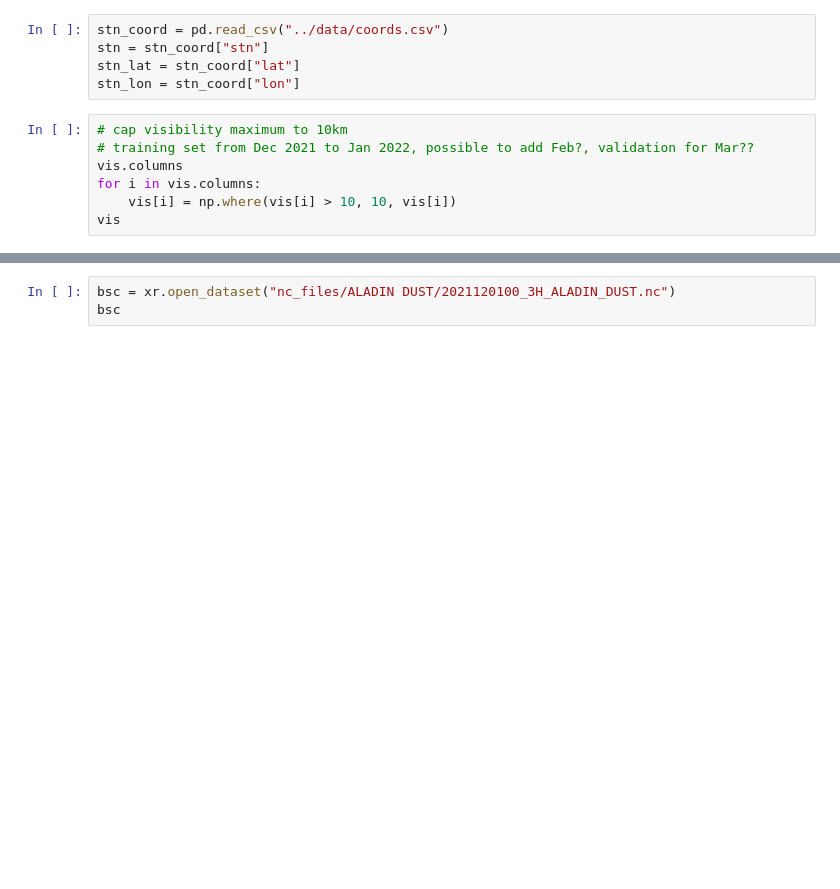
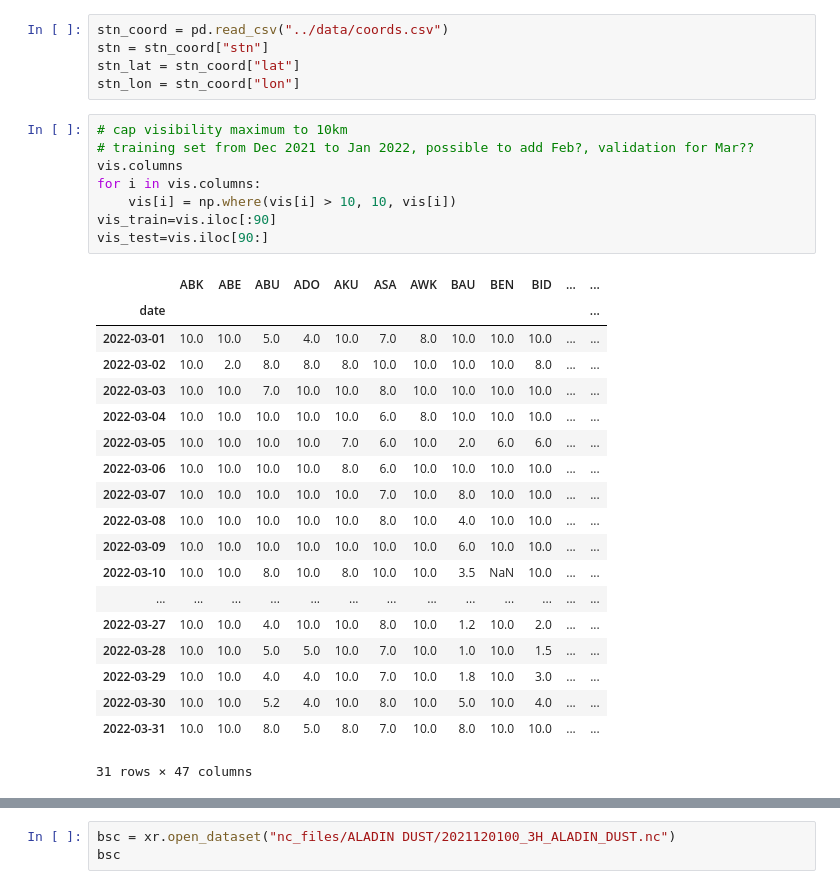
Before and after one commit to ahmadbello/visibility, a Jupyter notebook: notebooks/ALADIN.ipynb, the cells around one changed output, grey strips where cells are left out. Cells and saved outputs as stored; diff of their text form; blank space fills up the shorter version.

```diff
--- a/notebooks/ALADIN.ipynb
+++ b/notebooks/ALADIN.ipynb
@@ -22,8 +35,29 @@ stn_lon = stn_coord["lon"]
 # %%
 # cap visibility maximum to 10km
 # training set from Dec 2021 to Jan 2022, possible to add Feb?, validation for Mar??
 vis.columns
 for i in vis.columns:
     vis[i] = np.where(vis[i] > 10, 10, vis[i])
-vis
+vis_train=vis.iloc[:90]
+vis_test=vis.iloc[90:]
+# %% [output]
+|  | ABK | ABE | ABU | ADO | AKU | ASA | AWK | BAU | BEN | BID | ... | ... |
+| date |  |  |  |  |  |  |  |  |  |  |  | ... |
+| 2022-03-01 | 10.0 | 10.0 | 5.0 | 4.0 | 10.0 | 7.0 | 8.0 | 10.0 | 10.0 | 10.0 | ... | ... |
+| 2022-03-02 | 10.0 | 2.0 | 8.0 | 8.0 | 8.0 | 10.0 | 10.0 | 10.0 | 10.0 | 8.0 | ... | ... |
+| 2022-03-03 | 10.0 | 10.0 | 7.0 | 10.0 | 10.0 | 8.0 | 10.0 | 10.0 | 10.0 | 10.0 | ... | ... |
+| 2022-03-04 | 10.0 | 10.0 | 10.0 | 10.0 | 10.0 | 6.0 | 8.0 | 10.0 | 10.0 | 10.0 | ... | ... |
+| 2022-03-05 | 10.0 | 10.0 | 10.0 | 10.0 | 7.0 | 6.0 | 10.0 | 2.0 | 6.0 | 6.0 | ... | ... |
+| 2022-03-06 | 10.0 | 10.0 | 10.0 | 10.0 | 8.0 | 6.0 | 10.0 | 10.0 | 10.0 | 10.0 | ... | ... |
+| 2022-03-07 | 10.0 | 10.0 | 10.0 | 10.0 | 10.0 | 7.0 | 10.0 | 8.0 | 10.0 | 10.0 | ... | ... |
+| 2022-03-08 | 10.0 | 10.0 | 10.0 | 10.0 | 10.0 | 8.0 | 10.0 | 4.0 | 10.0 | 10.0 | ... | ... |
+| 2022-03-09 | 10.0 | 10.0 | 10.0 | 10.0 | 10.0 | 10.0 | 10.0 | 6.0 | 10.0 | 10.0 | ... | ... |
+| 2022-03-10 | 10.0 | 10.0 | 8.0 | 10.0 | 8.0 | 10.0 | 10.0 | 3.5 | NaN | 10.0 | ... | ... |
+| ... | ... | ... | ... | ... | ... | ... | ... | ... | ... | ... | ... | ... |
+| 2022-03-27 | 10.0 | 10.0 | 4.0 | 10.0 | 10.0 | 8.0 | 10.0 | 1.2 | 10.0 | 2.0 | ... | ... |
+| 2022-03-28 | 10.0 | 10.0 | 5.0 | 5.0 | 10.0 | 7.0 | 10.0 | 1.0 | 10.0 | 1.5 | ... | ... |
+| 2022-03-29 | 10.0 | 10.0 | 4.0 | 4.0 | 10.0 | 7.0 | 10.0 | 1.8 | 10.0 | 3.0 | ... | ... |
+| 2022-03-30 | 10.0 | 10.0 | 5.2 | 4.0 | 10.0 | 8.0 | 10.0 | 5.0 | 10.0 | 4.0 | ... | ... |
+| 2022-03-31 | 10.0 | 10.0 | 8.0 | 5.0 | 8.0 | 7.0 | 10.0 | 8.0 | 10.0 | 10.0 | ... | ... |
+31 rows × 47 columns
 # %%
```
Also changed, not shown: parts of 8 cells of this notebook, 7 other files.
